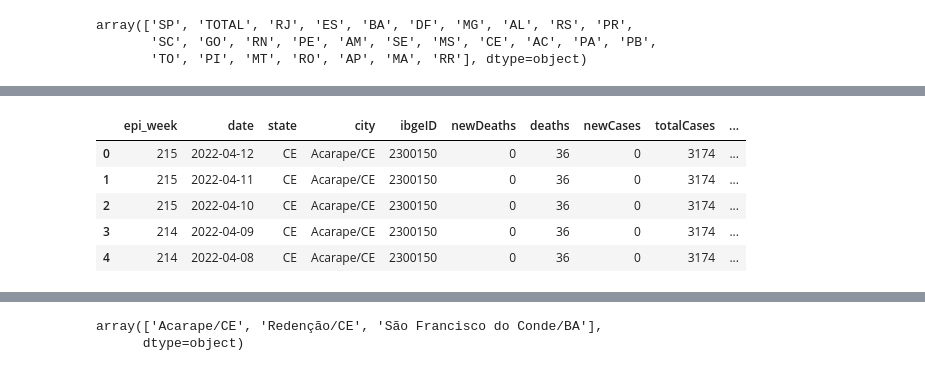
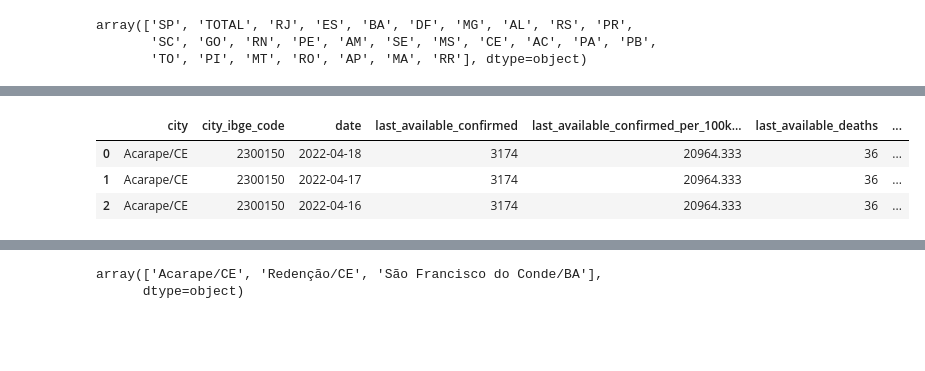
Before and after one commit to painelcovid19/painelcovid19.github.io, a Jupyter notebook: covid_br/get_def_cases.ipynb, the cells around one changed output, grey strips where cells are left out. Drawn from its saved outputs; the diff is of its cells as text; code cells hidden in the pictures; blank space fills up the shorter version.

```diff
--- a/covid_br/get_def_cases.ipynb
+++ b/covid_br/get_def_cases.ipynb
@@ -35,0 +40,4 @@ df[df["state"] == "CE"][df["city"] == "Acarape/CE"].tail()
+# %%
+df = df[columns_case]
+# %%
+df.columns = new_columns
@@ -64,0 +75,11 @@ df_Acarape
+# %%
+def get_last_update_date(data):
+    last_updates = {}
+    for index, row in enumerate(data["new_confirmed"]):
+        if row >= 1:
+            last_updates["city"] = data["city"].loc[0]
+            last_updates["date"] = data.loc[index, "date"]
+            break
+    return last_updates
+# %%
+get_last_update_date(df_Acarape)
@@ -106,12 +146,10 @@ acarape = pd.read_csv("datasets/df_Acarape.csv")
 redencao = pd.read_csv("datasets/df_Redencao.csv")
 SFC = pd.read_csv("datasets/df_SFC.csv")
 # %%
-acarape.head()
+df_Acarape.head(3)
 # %% [output]
-|  | epi_week | date | state | city | ibgeID | newDeaths | deaths | newCases | totalCases | ... |
-| 0 | 215 | 2022-04-12 | CE | Acarape/CE | 2300150 | 0 | 36 | 0 | 3174 | ... |
-| 1 | 215 | 2022-04-11 | CE | Acarape/CE | 2300150 | 0 | 36 | 0 | 3174 | ... |
-| 2 | 215 | 2022-04-10 | CE | Acarape/CE | 2300150 | 0 | 36 | 0 | 3174 | ... |
-| 3 | 214 | 2022-04-09 | CE | Acarape/CE | 2300150 | 0 | 36 | 0 | 3174 | ... |
-| 4 | 214 | 2022-04-08 | CE | Acarape/CE | 2300150 | 0 | 36 | 0 | 3174 | ... |
+|  | city | city_ibge_code | date | last_available_confirmed | last_available_confirmed_per_100k... | last_available_deaths | ... |
+| 0 | Acarape/CE | 2300150 | 2022-04-18 | 3174 | 20964.333 | 36 | ... |
+| 1 | Acarape/CE | 2300150 | 2022-04-17 | 3174 | 20964.333 | 36 | ... |
+| 2 | Acarape/CE | 2300150 | 2022-04-16 | 3174 | 20964.333 | 36 | ... |
 # %%
```
Also changed, not shown: parts of 28 cells of this notebook.
